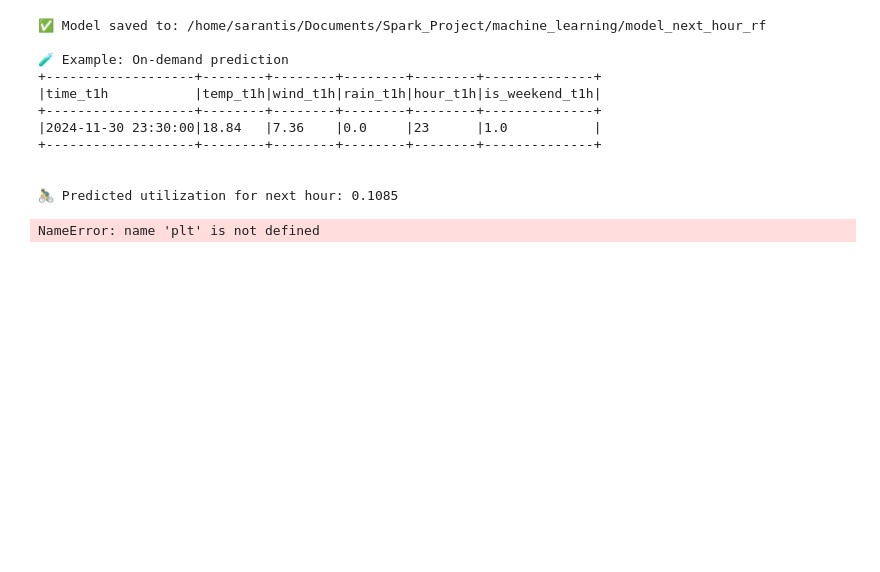
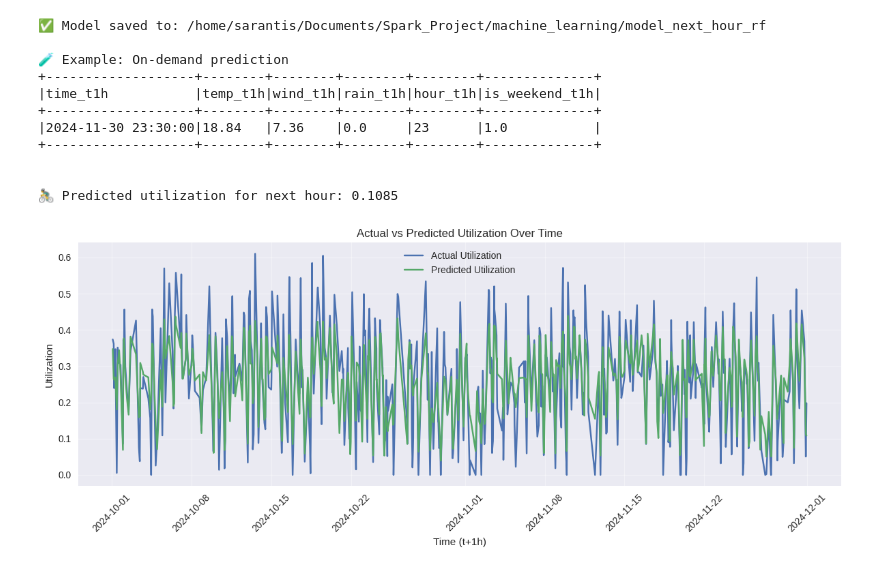
Before and after one commit to SarantisPapachrist/Bike-Sharing-Analytics-System, a Jupyter notebook: machine_learning/random_forest.ipynb, the cells around one changed output. Drawn from its saved outputs; the diff is of its cells as text; code cells hidden in the pictures; blank space fills up the shorter version.

```diff
--- a/machine_learning/random_forest.ipynb
+++ b/machine_learning/random_forest.ipynb
@@ -248,20 +249,26 @@ print(f"\n🚴‍♂️ Predicted utilization for next hour: {predicted:.4f}")
 
 🚴‍♂️ Predicted utilization for next hour: 0.1085
 # %%
+plt.style.use("seaborn-v0_8")
+plt.rcParams["figure.figsize"] = (12, 5)
+plt.rcParams["axes.grid"] = True
+plt.rcParams["grid.alpha"] = 0.4
+plt.rcParams["font.size"] = 11
+
 pdf = test_predictions.select("util_t1h", "prediction", "time_t1h").toPandas()
 pdf = pdf.sort_values("time_t1h")
 
 plt.figure(figsize=(12, 5))
 plt.plot(pdf["time_t1h"], pdf["util_t1h"], label="Actual Utilization")
 plt.plot(pdf["time_t1h"], pdf["prediction"], label="Predicted Utilization")
 plt.title("Actual vs Predicted Utilization Over Time")
 plt.xlabel("Time (t+1h)")
 plt.ylabel("Utilization")
 plt.legend()
 plt.xticks(rotation=45)
 plt.tight_layout()
 plt.show()
 # %% [output]
-NameError: name 'plt' is not defined
+[figure, added]
 # %%
 plt.figure(figsize=(6, 6))
```
Also changed, not shown: parts of 4 cells of this notebook.
